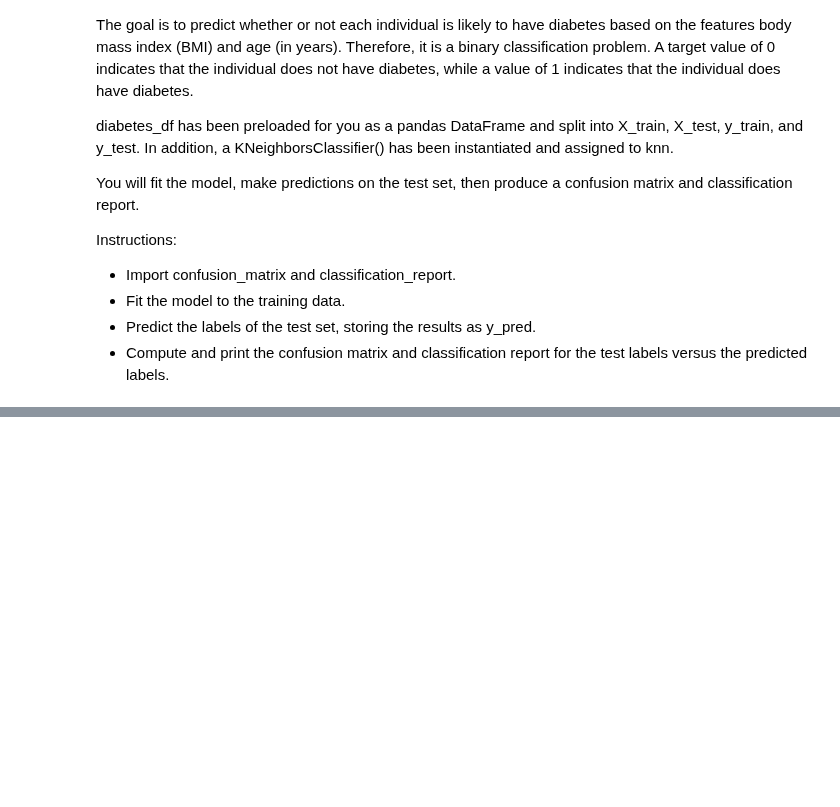
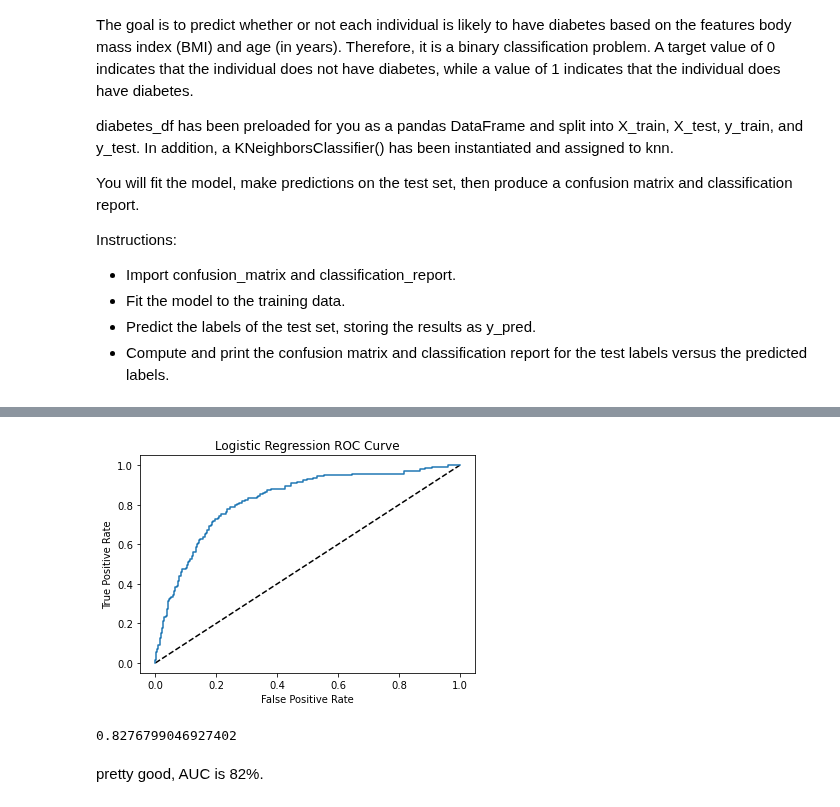
Before and after one commit to anhhaibkhn/Data-Science-selfstudy-notes-Blog, a Jupyter notebook: _notebooks/Supervised Learning with scikit-learn/2022-08-17-Chapter_3 Fine-Tuning Your Model.ipynb, the cells around one changed output, grey strips where cells are left out. Saved outputs shown, nothing was run; the diff lists cells and outputs as text; code cells hidden in the pictures; blank space fills up the shorter version.

Commit message:
Finishing the supervised learning with sklearn course

```diff
--- a/_notebooks/Supervised Learning with scikit-learn/2022-08-17-Chapter_3 Fine-Tuning Your Model.ipynb
+++ b/_notebooks/Supervised Learning with scikit-learn/2022-08-17-Chapter_3 Fine-Tuning Your Model.ipynb
@@ -71,0 +56,8 @@ y = diabetes_df["diabetes"].values
+# %%
+churn_df = pd.read_csv('./datasets/telecom_churn_clean.csv',index_col=0)
+display(churn_df.head())
+display(churn_df.info())
+
+X = churn_df.drop(['churn'], axis=1).values
+y = churn_df["churn"].values
+print(X.shape, y.shape)
@@ -159,0 +211,16 @@ The model produced 168  true positives, 34 true negatives, 30 false negatives, a
+# %%
+X = churn_df.copy().drop(['churn'], axis=1).values
+y = churn_df["churn"].values
+# %%
+# Logistic regression in scikit-learn
+from sklearn.linear_model import LogisticRegression
+
+logreg = LogisticRegression(max_iter=10000)
+X_train, X_test, y_train, y_test = train_test_split(X, y, test_size=0.3, random_state=42)
+
+logreg.fit(X_train, y_train)
+y_pred = logreg.predict(X_test)
+
+# Predicting probabilities
+y_pred_probs = logreg.predict_proba(X_test)[:, 1]
+print(y_pred_probs[0])
@@ -159,0 +240,22 @@ The model produced 168  true positives, 34 true negatives, 30 false negatives, a
+# %%
+# Plotting the ROC curve
+import matplotlib.pyplot as plt
+from sklearn.metrics import roc_curve
+
+fpr, tpr, thresholds = roc_curve(y_test, y_pred_probs)
+plt.plot([0, 1], [0, 1], 'k--')
+plt.plot(fpr, tpr)
+plt.xlabel('False Positive Rate')
+plt.ylabel('True Positive Rate')
+plt.title('Logistic Regression ROC Curve')
+plt.show()
+# %% [output]
+[figure, added]
+# %%
+# ROC AUC in scikit-learn
+from sklearn.metrics import roc_auc_score
+print(roc_auc_score(y_test, y_pred_probs))
+# %% [output]
+0.8276799046927402
+# %% [markdown]
+pretty good, AUC is 82%.
```
Also changed, not shown: parts of 43 cells of this notebook, 34 other files.
